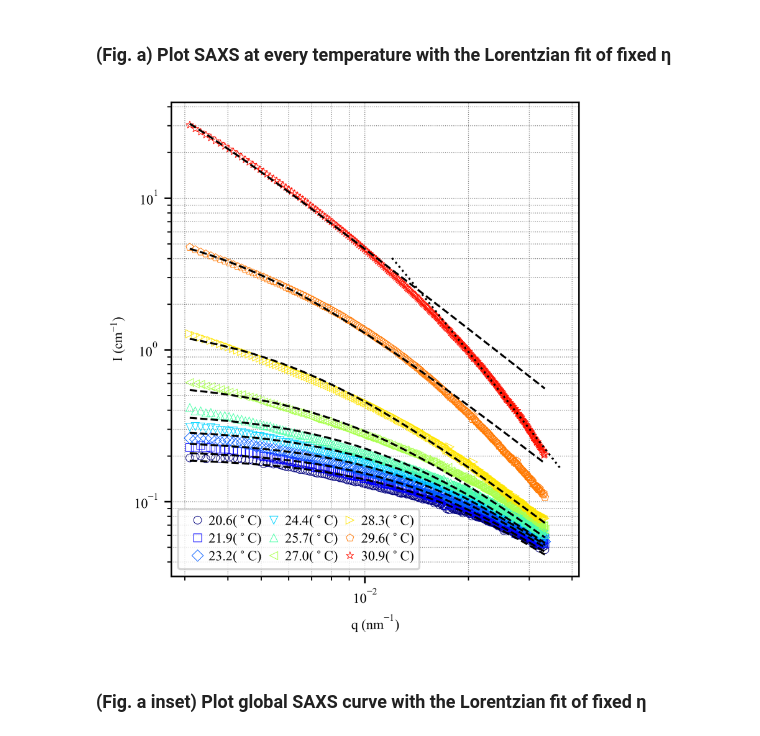
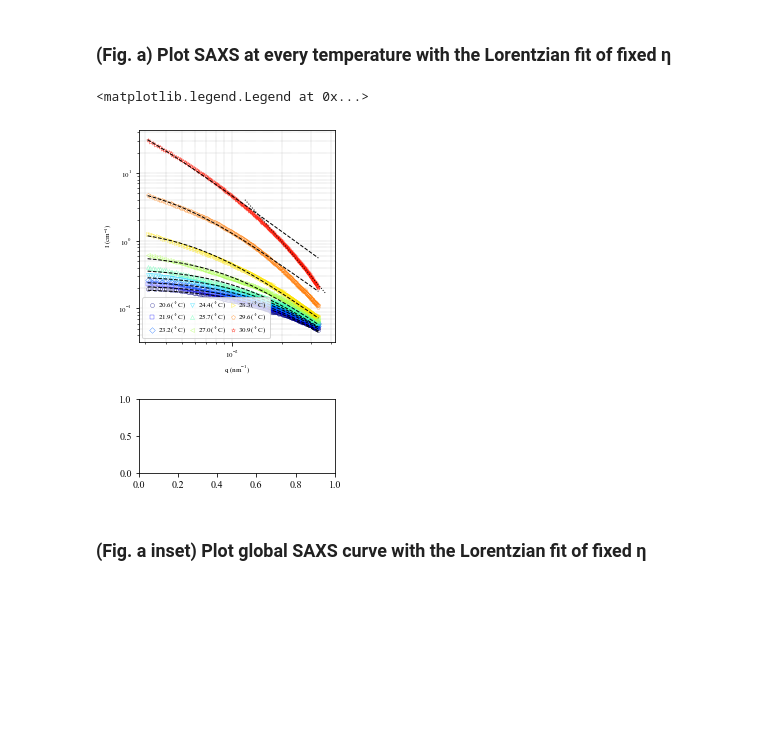
Before and after one commit to AZjk/llps-saxpcs, a Jupyter notebook: H06/SAXS_Global_Fit.ipynb, the cells around one changed output. Drawn from its saved outputs; the diff is of its cells as text; code cells hidden in the pictures; blank space fills up the shorter version.

```diff
--- a/H06/SAXS_Global_Fit.ipynb
+++ b/H06/SAXS_Global_Fit.ipynb
@@ -41,10 +41,12 @@ with open('8IDI_reduced_H06.pickle', 'rb') as f:
     ql_dyn = pickle.load(f)
 
 avg_ramp_up_cleaned, ql_sta_cleaned = preprocess_data(avg_ramp_up, ql_sta)
-
 ql = ql_sta_cleaned[0]
 num_T = len(ql_sta_cleaned)
 
+t_list = [np.nanmean(avg_dict['temperature']) for avg_dict in avg_ramp_up]
+temperatures = np.array(t_list[:-1])
+
 I_list = np.zeros((len(ql), len(ql_sta_cleaned)))
 for i, (q, data) in enumerate(zip(ql_sta_cleaned, avg_ramp_up_cleaned)):
-    I_list[:,i] = data['saxs_1d']
+    I_list[:,i] = data
@@ -82,48 +89,47 @@ figure_width_inches = figure_width_mm / 25.4
 # --------------------------
 # Plotting setup for main figure with 3 subplots
 fig = plt.figure(figsize=(figure_width_inches, figure_width_inches * 1.5), constrained_layout=True)
-gs = fig.add_gridspec(2, 2, height_ratios=[2, 0.7], width_ratios=[1, 1], hspace=0.1)
-ax1 = fig.add_subplot(gs[0, :])  # Subplot (a)
-# ax2 = fig.add_subplot(gs[1, 0])  # Subplot (b)
+gs = fig.add_gridspec(2, 1, height_ratios=[2, 0.7], hspace=0.1)
+ax1 = fig.add_subplot(gs[0, 0])  # Subplot (a)
+ax2 = fig.add_subplot(gs[1, 0])  # Subplot (b)
 # ax3 = fig.add_subplot(gs[1, 1])  # Subplot (c)
 # Colormap and marker style
 cmap = plt.get_cmap('jet')
 colors = [cmap(i / num_T) for i in range(num_T)]
 marker_styles = ['o', 's', 'D', 'v', '^', '<', '>', 'p', '*']
 
 # Plot I vs. Q at different temperature
 for ii in range(num_T):
-    ax1.loglog(ql, avg_ramp_up_cleaned[ii]['saxs_1d'], marker_styles[ii % len(marker_styles)],
+    ax1.loglog(ql, I_list[:,ii], marker_styles[ii % len(marker_styles)],
                color=colors[ii], markersize=4, markerfacecolor='none', markeredgewidth=0.3)
 for jj in range(num_T):
     Iq_fit = lorentzian_fit_fix_b(q, Iq0[jj], xi[jj])
     ax1.loglog(q, Iq_fit, '--', color='black', linewidth=1)
 
 # Add manual curve that shows q scaling at higher q and higher temperature
 qx_test = np.logspace(np.log10(1.2e-2), np.log10(3.7e-2), 100)
 I_test = lorentzian_fit(qx_test, 5.5e1, 2e2, 2.9)
 ax1.loglog(qx_test, I_test, ':', color='black', linewidth=1)
 
 ax1.set_xlabel('q ($\\mathdefault{nm^{-1}}$)', fontsize=7)
 ax1.set_ylabel('I (cm$^\\mathdefault{-1}$)', fontsize=7)
 ax1.tick_params(axis='both', which='major', labelsize=7)
 ax1.grid(which='both', linestyle=':', linewidth=0.4, color='gray')
 
 # Add legend for temperature
-t_list = [np.nanmean(avg_dict['temperature']) for avg_dict in avg_ramp_up]
-temperatures = np.array(t_list[:-1])
 legend_elements = [
     Line2D([0], [0], marker=marker_styles[i % len(marker_styles)],
            color=colors[i], label=f'{temperatures[i]:.1f}($^\circ$C)',
            markersize=4, linewidth=0.4, linestyle='None', markerfacecolor='none', markeredgewidth=0.3)
     for i in range(num_T)
 ]
 ax1.legend(handles=legend_elements, loc='lower left', fontsize=7, frameon=True,
            ncol=3, labelspacing=0.3, handletextpad=-0.2, columnspacing=-0.1)
-plt.figure(fig)
-plt.show()
+# plt.figure(fig)
+# plt.show()
 # %% [output]
+<matplotlib.legend.Legend at 0x...>
-[figure, old version]
+[figure, new version]
 # %% [markdown]
 ### (Fig. a inset) Plot global SAXS curve with the Lorentzian fit of fixed η
 # %%
```
Also changed, not shown: parts of 6 cells of this notebook, 4 other files.
